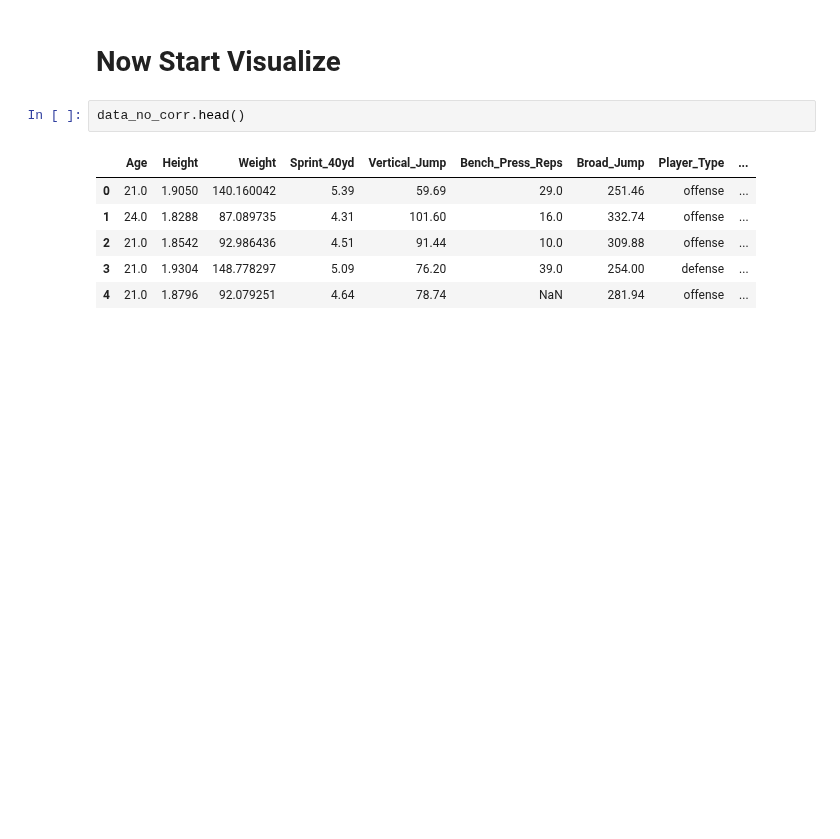
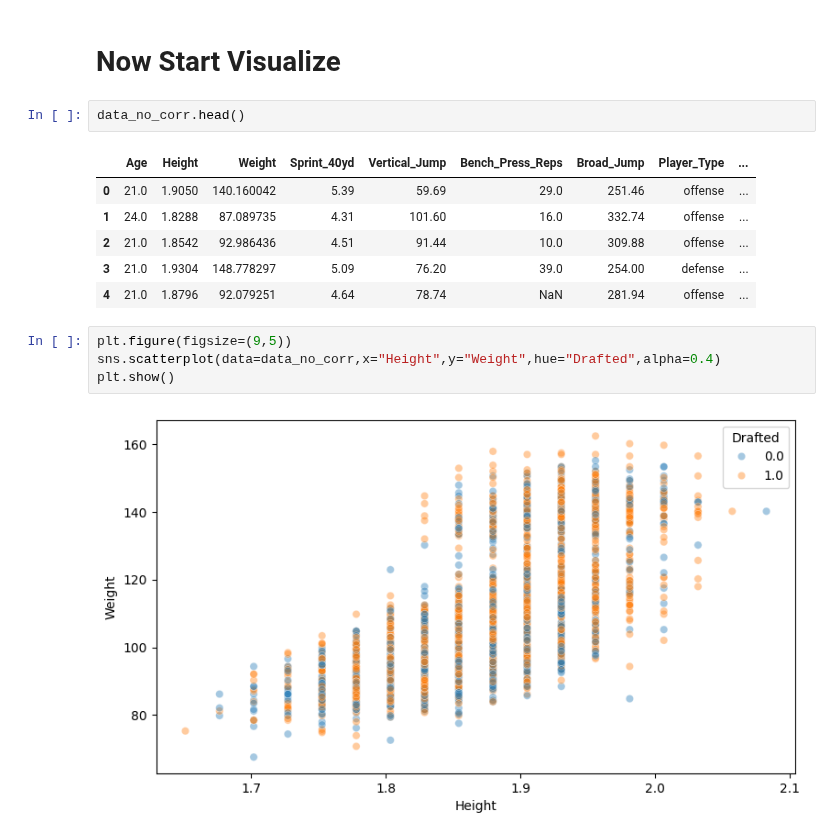
Before and after one commit to SalemElbermawy/comp_gci, a Jupyter notebook: gci_comp.ipynb, the cells around one changed output. Saved outputs shown, nothing was run; the diff lists cells and outputs as text; blank space fills up the shorter version.

Commit message:
EDA visualize complete

```diff
--- a/gci_comp.ipynb
+++ b/gci_comp.ipynb
@@ -347,3 +347,9 @@ data_no_corr.head()
 | 2 | 21.0 | 1.8542 | 92.986436 | 4.51 | 91.44 | 10.0 | 309.88 | offense | ... |
 | 3 | 21.0 | 1.9304 | 148.778297 | 5.09 | 76.20 | 39.0 | 254.00 | defense | ... |
 | 4 | 21.0 | 1.8796 | 92.079251 | 4.64 | 78.74 | NaN | 281.94 | offense | ... |
+# %%
+plt.figure(figsize=(9,5))
+sns.scatterplot(data=data_no_corr,x="Height",y="Weight",hue="Drafted",alpha=0.4)
+plt.show()
+# %% [output]
+[figure, added]
```
Also changed, not shown: parts of 13 cells of this notebook, 1 other file.
